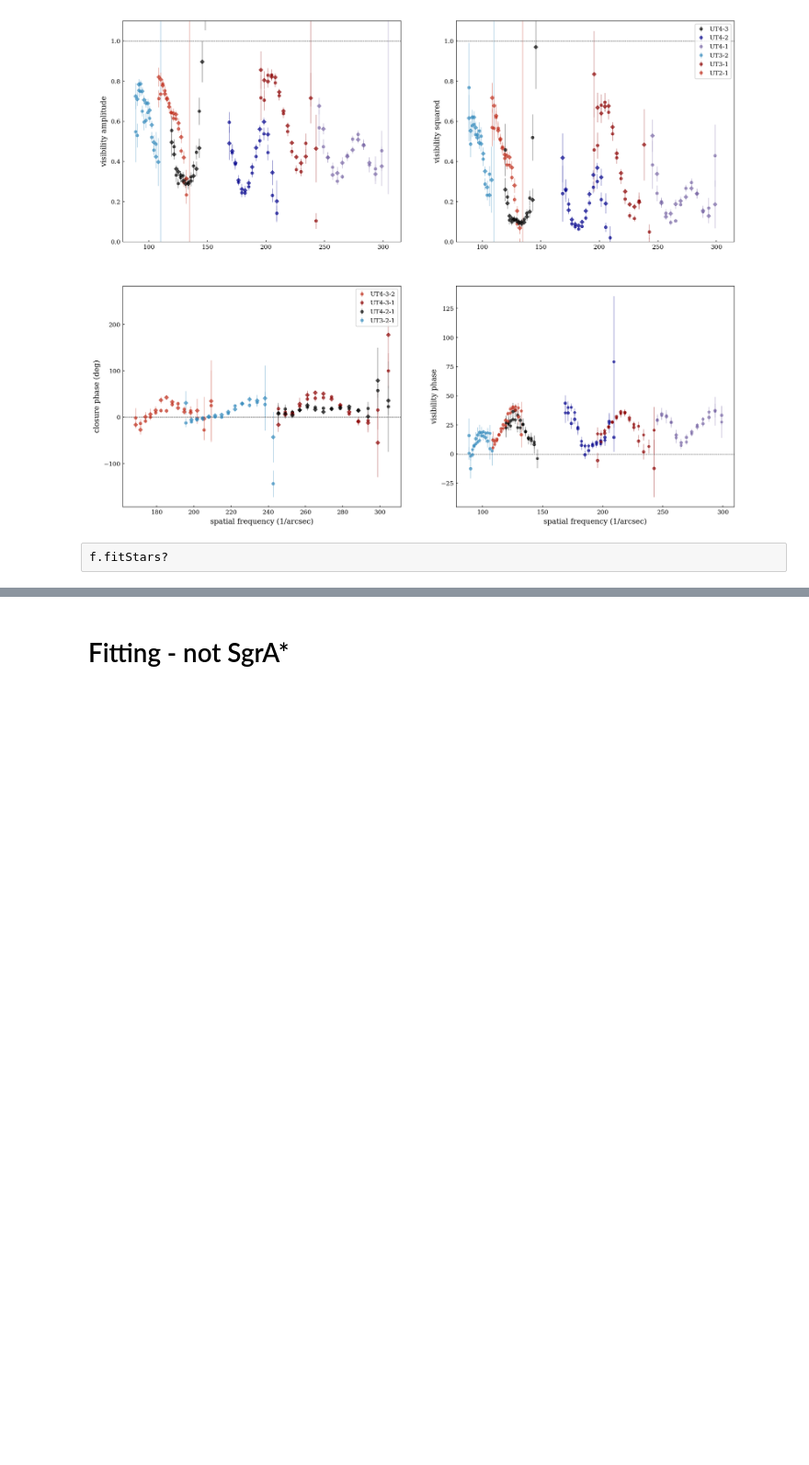
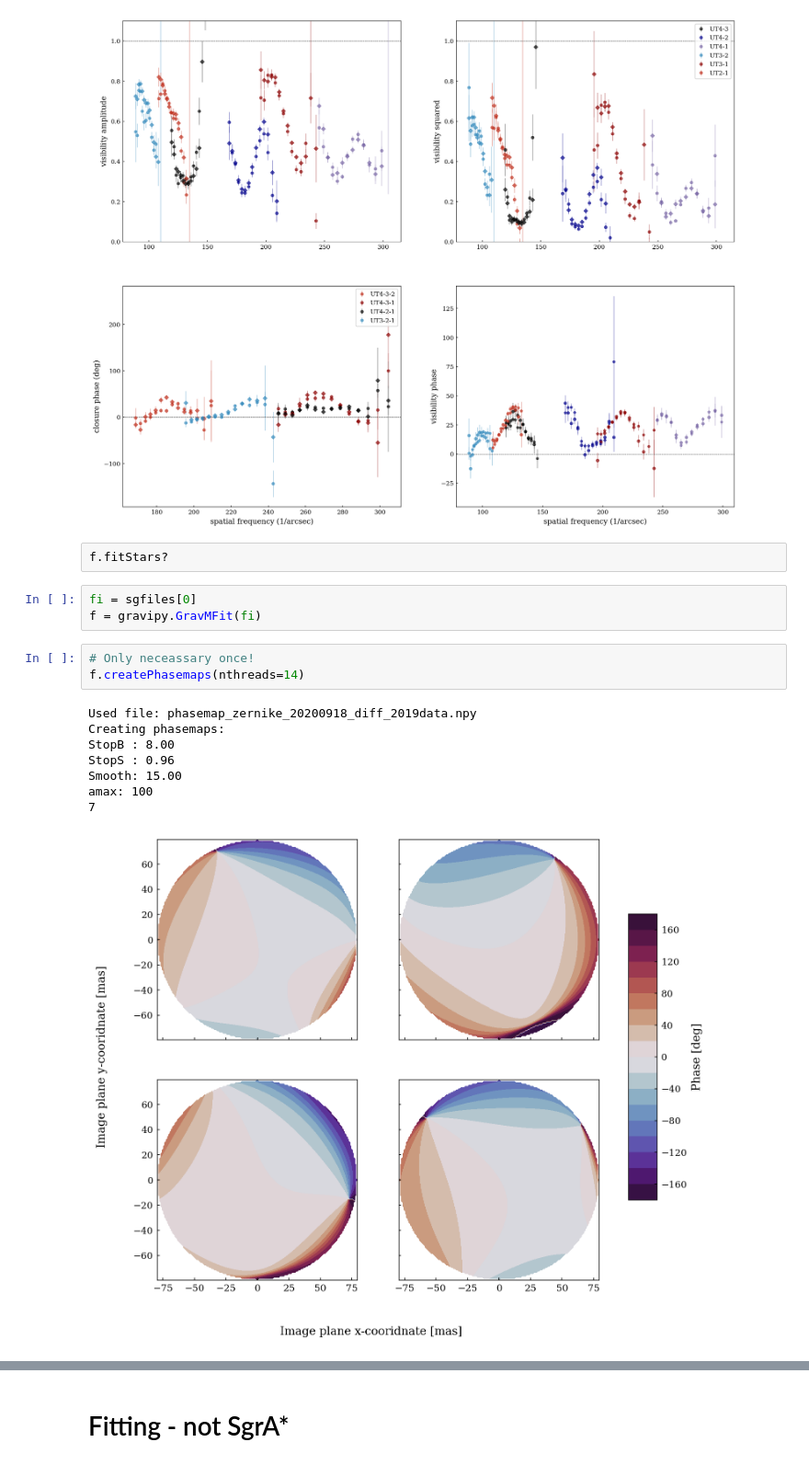
Before and after one commit to diogoribeiro98/gravipy, a Jupyter notebook: Tutorial/DataTutorial.ipynb, the cells around one changed output, grey strips where cells are left out. Shown: that part at 92% size. Drawn from its saved outputs; the diff is of its cells as text; blank space fills up the shorter version.

```diff
--- a/Tutorial/DataTutorial.ipynb
+++ b/Tutorial/DataTutorial.ipynb
@@ -192,3 +184,18 @@ NDIT: 32
 [figure]
 # %% [raw]
 f.fitStars?
+# %%
+fi = sgfiles[0]
+f = gravipy.GravMFit(fi)
+# %%
+# Only neceassary once!
+f.createPhasemaps(nthreads=14)
+# %% [output]
+Used file: phasemap_zernike_20200918_diff_2019data.npy
+Creating phasemaps:
+StopB : 8.00
+StopS : 0.96
+Smooth: 15.00
+amax: 100
+7
+[figure, added]
```
Also changed, not shown: parts of 16 cells of this notebook.
